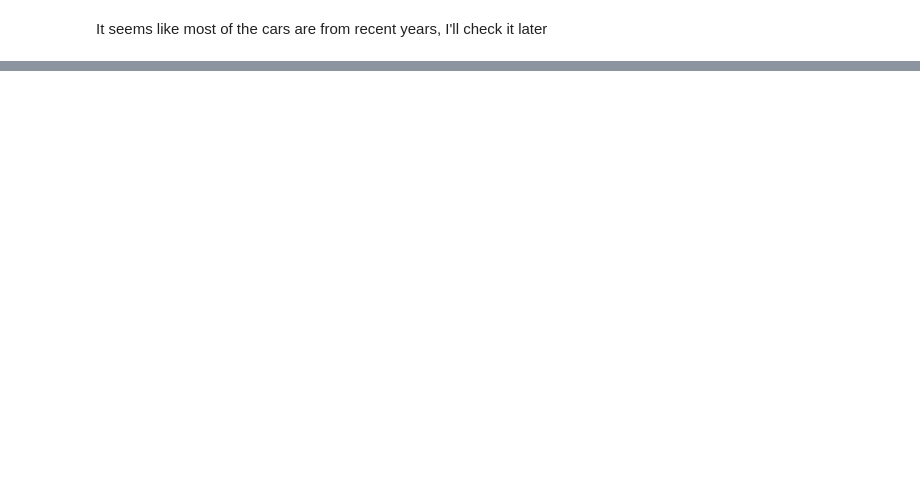
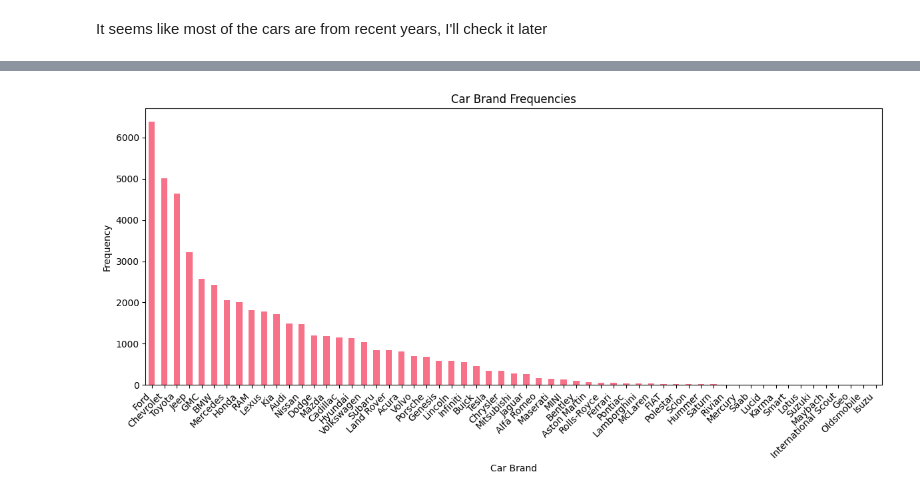
Before and after one commit to alessiogianello/US_cars_analysis, a Jupyter notebook: main.ipynb, the cells around one changed output, grey strips where cells are left out. Saved outputs shown, nothing was run; the diff lists cells and outputs as text; code cells hidden in the pictures; blank space fills up the shorter version.

```diff
--- a/main.ipynb
+++ b/main.ipynb
@@ -254,0 +271,4 @@ len(cars_list_df['dealer'])
+# %%
+cars_list_df['dealer'] = cars_list_df['dealer'].apply(
+    lambda x: x.replace(x[:3], '') if x.startswith('#1') else x
+)
@@ -254,0 +296,8 @@ len(cars_list_df['dealer'])
+# %%
+plt.figure(figsize=(8, 6))
+sns.set_palette("husl")
+sns.scatterplot(data=cars_list_df, x='mileage', y='year')
+plt.xlabel('Mileage')
+plt.ylabel('Year')
+plt.title('Relationship between mileage and year')
+plt.show()
@@ -254,0 +306,9 @@ len(cars_list_df['dealer'])
+# %%
+plt.figure(figsize=(8, 6))
+sns.set_palette("husl")
+sns.scatterplot(data=cars_list_df, x='mileage', y='price')
+plt.xlabel('Mileage')
+plt.ylabel('Price')
+plt.ticklabel_format(style='plain', axis='y')
+plt.title('Relationship between mileage and price')
+plt.show()
@@ -254,0 +317,9 @@ len(cars_list_df['dealer'])
+# %%
+plt.figure(figsize=(8, 6))
+sns.set_palette("husl")
+sns.scatterplot(data=cars_list_df, x='price', y='year')
+plt.xlabel('Mileage')
+plt.ticklabel_format(style='plain', axis='x')
+plt.ylabel('Year')
+plt.title('Relationship between price and year')
+plt.show()
@@ -254,0 +338,11 @@ len(cars_list_df['dealer'])
+# %%
+plt.figure(figsize=(12, 6))
+cars_list_df.brand.value_counts().plot(kind='bar')
+plt.title('Car Brand Frequencies')
+plt.xlabel('Car Brand')
+plt.ylabel('Frequency')
+plt.xticks(rotation=45, ha='right')
+plt.tight_layout()
+plt.show()
+# %% [output]
+[figure, added]
```
Also changed, not shown: parts of 24 cells of this notebook, 1 other file.
